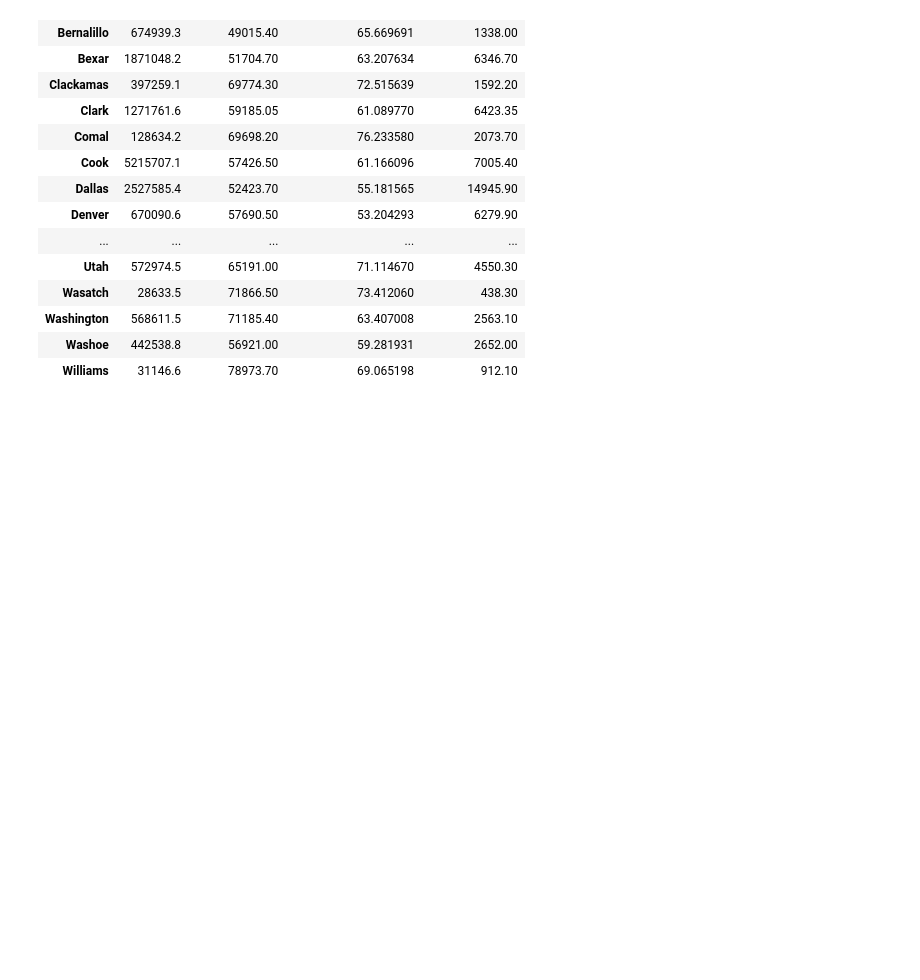
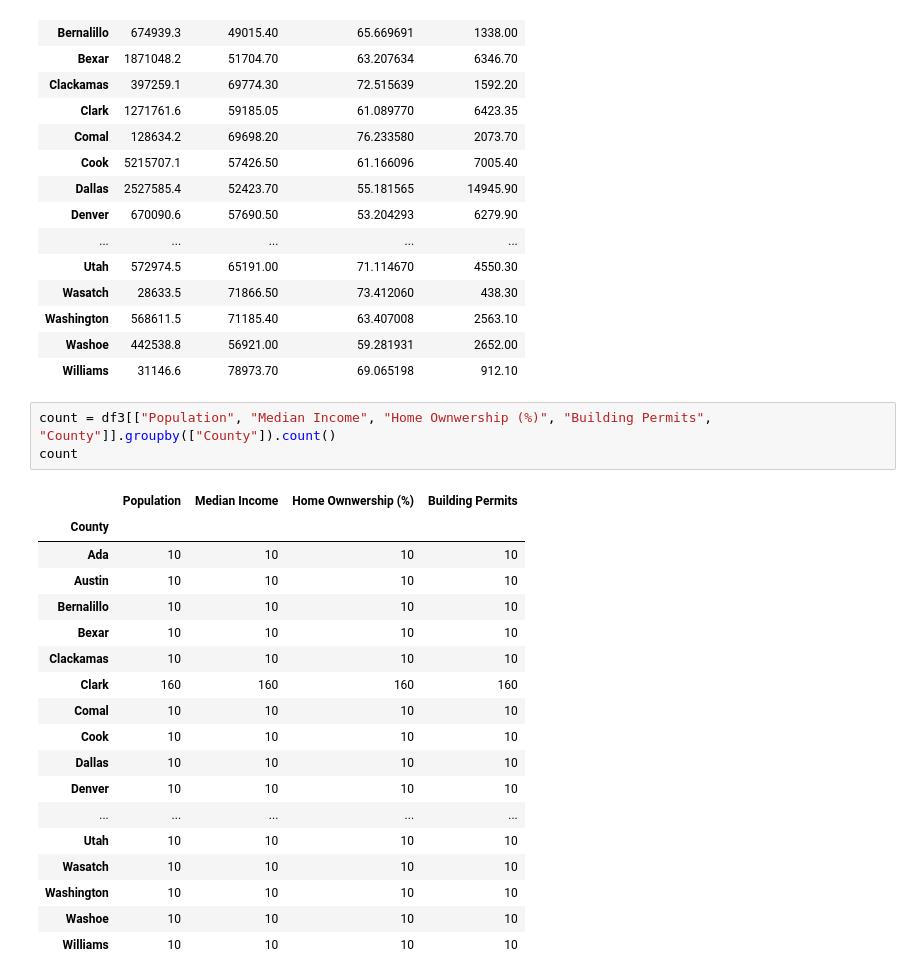
Before and after one commit to rls1316/project-one, a Jupyter notebook: Data_Cleaning.ipynb, the cells around one changed output. Drawn from its saved outputs; the diff is of its cells as text; blank space fills up the shorter version.

```diff
--- a/Data_Cleaning.ipynb
+++ b/Data_Cleaning.ipynb
@@ -247,3 +217,25 @@ means
 | Washington | 568611.5 | 71185.40 | 63.407008 | 2563.10 |
 | Washoe | 442538.8 | 56921.00 | 59.281931 | 2652.00 |
 | Williams | 31146.6 | 78973.70 | 69.065198 | 912.10 |
+# %%
+count = df3[["Population", "Median Income", "Home Ownwership (%)", "Building Permits", "County"]].groupby(["County"]).count()
+count
+# %% [output]
+|  | Population | Median Income | Home Ownwership (%) | Building Permits |
+| County |  |  |  |  |
+| Ada | 10 | 10 | 10 | 10 |
+| Austin | 10 | 10 | 10 | 10 |
+| Bernalillo | 10 | 10 | 10 | 10 |
+| Bexar | 10 | 10 | 10 | 10 |
+| Clackamas | 10 | 10 | 10 | 10 |
+| Clark | 160 | 160 | 160 | 160 |
+| Comal | 10 | 10 | 10 | 10 |
+| Cook | 10 | 10 | 10 | 10 |
+| Dallas | 10 | 10 | 10 | 10 |
+| Denver | 10 | 10 | 10 | 10 |
+| ... | ... | ... | ... | ... |
+| Utah | 10 | 10 | 10 | 10 |
+| Wasatch | 10 | 10 | 10 | 10 |
+| Washington | 10 | 10 | 10 | 10 |
+| Washoe | 10 | 10 | 10 | 10 |
+| Williams | 10 | 10 | 10 | 10 |
```
Also changed, not shown: parts of 4 cells of this notebook, 4 other files.
